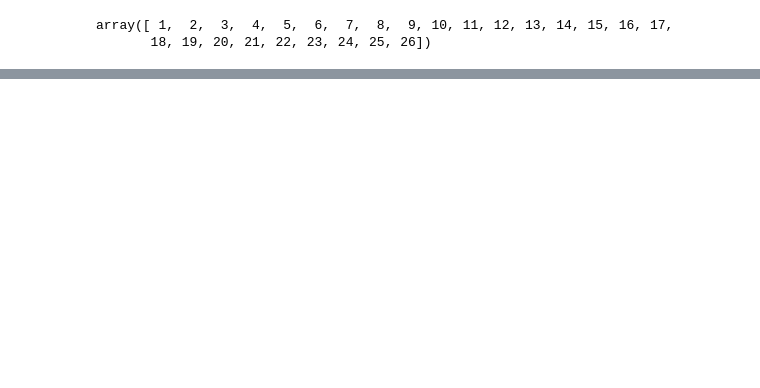
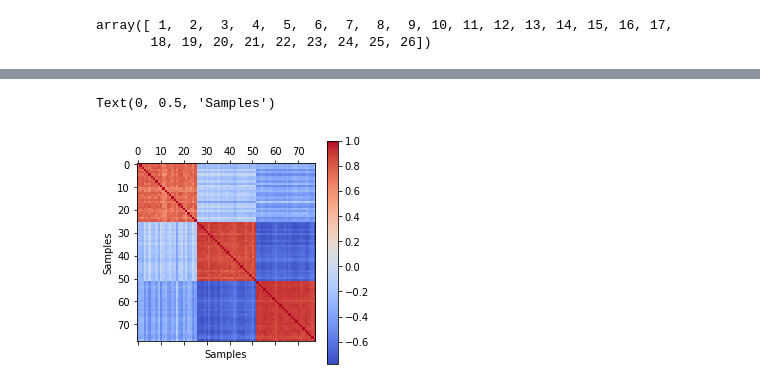
Before and after one commit to JNPauli/Banter, a Jupyter notebook: code/Support_Vector_Machine.ipynb, the cells around one changed output, grey strips where cells are left out. Drawn from its saved outputs; the diff is of its cells as text; code cells hidden in the pictures; blank space fills up the shorter version.

```diff
--- a/code/Support_Vector_Machine.ipynb
+++ b/code/Support_Vector_Machine.ipynb
@@ -302,0 +298,12 @@ plot_img(mean_img_)
+# %%
+X_transform = pca.transform(X_)
+# %%
+import matplotlib.pyplot as plt
+corr =np.corrcoef(X_transform)
+plt.matshow(corr, cmap='coolwarm')
+plt.colorbar()
+plt.xlabel('Samples')
+plt.ylabel('Samples')
+# %% [output]
+Text(0, 0.5, 'Samples')
+[figure, added]
```
Also changed, not shown: parts of 30 cells of this notebook.
